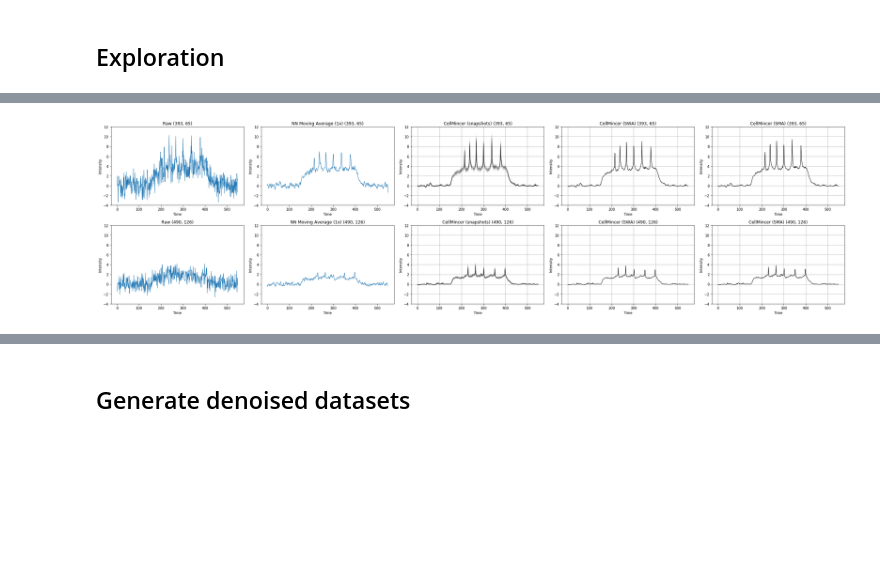
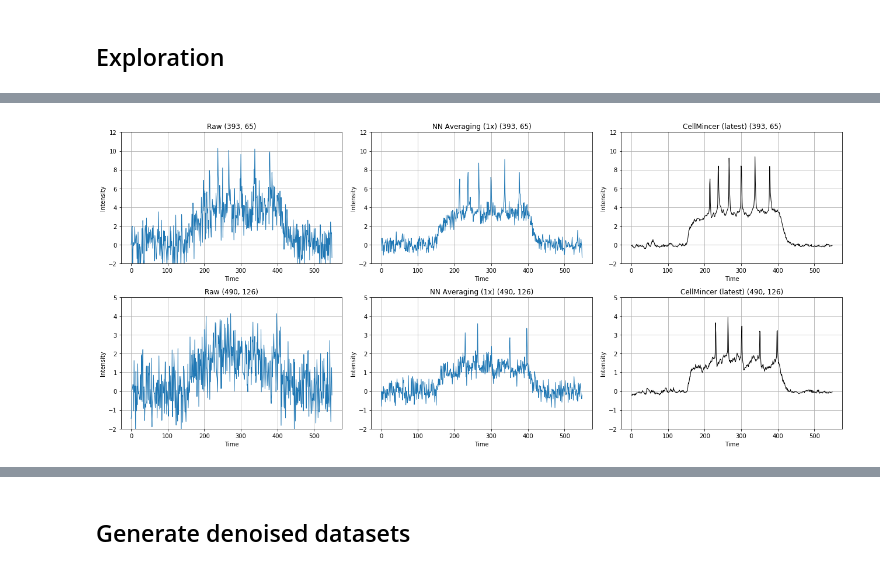
Before and after one commit to cellarium-ai/CellMincer, a Jupyter notebook: notebooks/cellmincer_proto.ipynb, the cells around one changed output, grey strips where cells are left out. Drawn from its saved outputs; the diff is of its cells as text; code cells hidden in the pictures; blank space fills up the shorter version.

Commit message:
final commit before new model

```diff
--- a/notebooks/cellmincer_proto.ipynb
+++ b/notebooks/cellmincer_proto.ipynb
@@ -300,6 +407,8 @@ y_window_denoising = 180
 
 end_to_end_denoiser.train()
 torch.cuda.empty_cache()
+# %%
+i_iter = 0
 # %%
 if not enable_save:
     logging.warning("-- SAVING IS DISABLED --")
@@ -392,15 +528,20 @@ x0_denoising = 0
 y0_denoising = 0
 x_window_denoising = 512
 y_window_denoising = 180
+
+post_eval = False
+model_snapshot_stride = 5
+model_averaging_begin_index = 400
+model_averaging_end_index = i_iter // save_every
 # %%
 # baseline: n-fold spatio temporal NN averaging
 n_iters_ma = 1
 nnma_denoised_movie_txy = ws_denoising_list[i_dataset_denoising].padded_movie_1txy[
     0, i_t_begin_denoising:i_t_end_denoising, ...].copy()
-for i_iter in range(n_iters_ma):
+for i_iter_ma in range(n_iters_ma):
     prev = nnma_denoised_movie_txy.copy()
     for i_t in range(1, i_t_end_denoising - i_t_begin_denoising - 1):
-        nnma_denoised_movie_txy[i_t, 1:-1, 1:-1] = get_nn_spatio_temporal_mean(prev, i_t)
+        nnma_denoised_movie_txy[i_t, 1:-1, 1:-1] = get_nn_spatial_mean(prev, i_t)
 nnma_denoised_movie_txy = crop_center(
     nnma_denoised_movie_txy,
     target_width=ws_base_list[0].width,
@@ -437 +560,4 @@ eval_state_labels.append('SWA')
+# %%
+viz_pixels = [(393, 65), (490, 126)]
+keep_full_denoised_movies = False
 # %%
@@ -477,6 +633,8 @@ Generating denoising movie for state SWA ...
 # %%
-viz_pixels = [(393, 65), (490, 126)]
-ncols = 5
+if post_eval:
+    ncols = 5
+else:
+    ncols = 3
 
 fig, axs = plt.subplots(ncols=ncols, nrows=len(viz_pixels), figsize=(6 * ncols, 4 * len(viz_pixels)))
 
@@ -484,52 +642,64 @@ for i_pixel, (viz_x0, viz_y0) in enumerate(viz_pixels):
 
     pixel_str = f' ({viz_x0}, {viz_y0})'
     axs[i_pixel, 0].plot(raw_movie_txy[:, viz_x0, viz_y0], lw=1)
     axs[i_pixel, 0].set_title('Raw' + pixel_str)
     axs[i_pixel, 0].set_xlabel('Time')
     axs[i_pixel, 0].set_ylabel('Intensity')
+    axs[i_pixel, 0].grid()
 
     axs[i_pixel, 1].plot(nnma_denoised_movie_txy[1:, viz_x0, viz_y0], lw=1)
-    axs[i_pixel, 1].set_title(f'NN Moving Average ({n_iters_ma}x)' + pixel_str)
+    axs[i_pixel, 1].set_title(f'NN Averaging ({n_iters_ma}x)' + pixel_str)
     axs[i_pixel, 1].set_xlabel('Time')
     axs[i_pixel, 1].set_ylabel('Intensity')
+    axs[i_pixel, 1].grid()
 
-    for denoised_movie_txy, label in zip(denoised_movie_txy_list[:-1], eval_state_labels[:-1]):
-        axs[i_pixel, 2].plot(denoised_movie_txy[:, viz_x0, viz_y0], label=label, lw=1, color='black', alpha=0.05)
-        axs[i_pixel, 2].set_title('CellMincer (snapshots)' + pixel_str)
+    if post_eval:
+
+        for trunc_denoised_movie_pt, label in zip(trunc_denoised_movie_pt_list[:-1], eval_state_labels[:-1]):
+            axs[i_pixel, 2].plot(trunc_denoised_movie_pt[i_pixel, :], label=label, lw=1, color='black', alpha=0.05)
+            axs[i_pixel, 2].set_title('CellMincer (snapshots)' + pixel_str)
+            axs[i_pixel, 2].set_xlabel('Time')
+            axs[i_pixel, 2].set_ylabel('Intensity')
+        axs[i_pixel, 2].grid()
+
+        axs[i_pixel, 3].plot(trunc_denoised_movie_pt_list[-1][i_pixel, :], label=label, lw=1, color='black')
+        axs[i_pixel, 3].set_title('CellMincer (SWA)' + pixel_str)
+        axs[i_pixel, 3].set_xlabel('Time')
+        axs[i_pixel, 3].set_ylabel('Intensity')
+        axs[i_pixel, 3].grid()
+
+        axs[i_pixel, 4].plot(trunc_denoised_movie_sma_pt[i_pixel, :], label=label, lw=1, color='black')
+        axs[i_pixel, 4].set_title('CellMincer (SMA)' + pixel_str)
+        axs[i_pixel, 4].set_xlabel('Time')
+        axs[i_pixel, 4].set_ylabel('Intensity')
+        axs[i_pixel, 4].grid()
+
+    else:
+
+        axs[i_pixel, 2].plot(denoised_movie_txy_list[-1][:, viz_x0, viz_y0], lw=1, color='black')
+        axs[i_pixel, 2].set_title('CellMincer (latest)' + pixel_str)
         axs[i_pixel, 2].set_xlabel('Time')
         axs[i_pixel, 2].set_ylabel('Intensity')
-    axs[i_pixel, 2].grid()
+        axs[i_pixel, 2].grid()
 
-    axs[i_pixel, 3].plot(denoised_movie_txy_list[-1][:, viz_x0, viz_y0], label=label, lw=1, color='black')
-    axs[i_pixel, 3].set_title('CellMincer (SWA)' + pixel_str)
-    axs[i_pixel, 3].set_xlabel('Time')
-    axs[i_pixel, 3].set_ylabel('Intensity')
-    axs[i_pixel, 3].grid()
-
-    axs[i_pixel, 4].plot(denoised_movie_sma_txy[:, viz_x0, viz_y0], label=label, lw=1, color='black')
-    axs[i_pixel, 4].set_title('CellMincer (SMA)' + pixel_str)
-    axs[i_pixel, 4].set_xlabel('Time')
-    axs[i_pixel, 4].set_ylabel('Intensity')
-    axs[i_pixel, 4].grid()
-
-ylim = (-4, 12)
+ylim_list = [(-2, 12), (-2, 5)]
 for i_pixel in range(len(viz_pixels)):
     for i_col in range(ncols):
-        axs[i_pixel, i_col].set_ylim(ylim)
+        axs[i_pixel, i_col].set_ylim(ylim_list[i_pixel])
 
 # # lock y limits for each viz pixel
 # for i_pixel in range(len(viz_pixels)):
 #     min_y_lim = np.inf
 #     max_y_lim = -np.inf
 #     for i_col in range(ncols):
 #         ylim = axs[i_pixel, i_col].get_ylim()
 #         min_y_lim = min(min_y_lim, ylim[0])
 #         max_y_lim = max(max_y_lim, ylim[1])
 #     for i_col in range(ncols):
 #         axs[i_pixel, i_col].set_ylim((min_y_lim, max_y_lim))
 
 plt.tight_layout()
-plt.savefig(f'./out/{opto_mov_prefixes[i_dataset_denoising]}_{model_prefix}.pdf')
+# plt.savefig(f'./out/{opto_mov_prefixes[i_dataset_denoising]}_{model_prefix}.pdf')
 # %% [output]
-[figure, old version]
+[figure, new version]
 # %%
```
Also changed, not shown: parts of 32 cells of this notebook, 5 other files.
